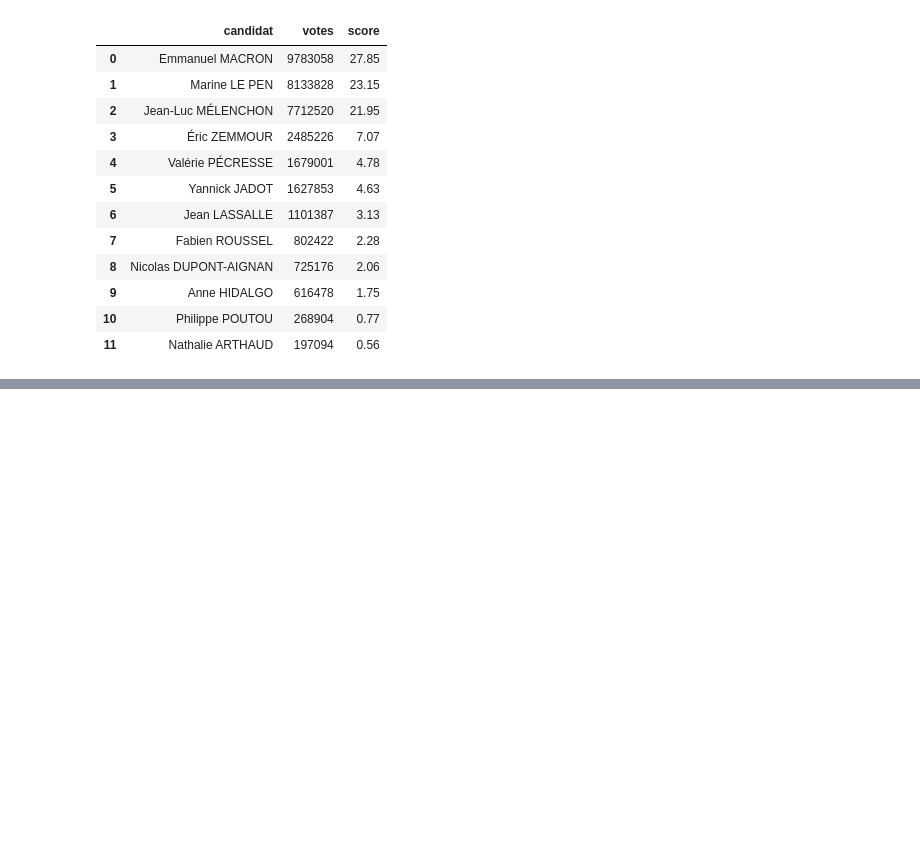
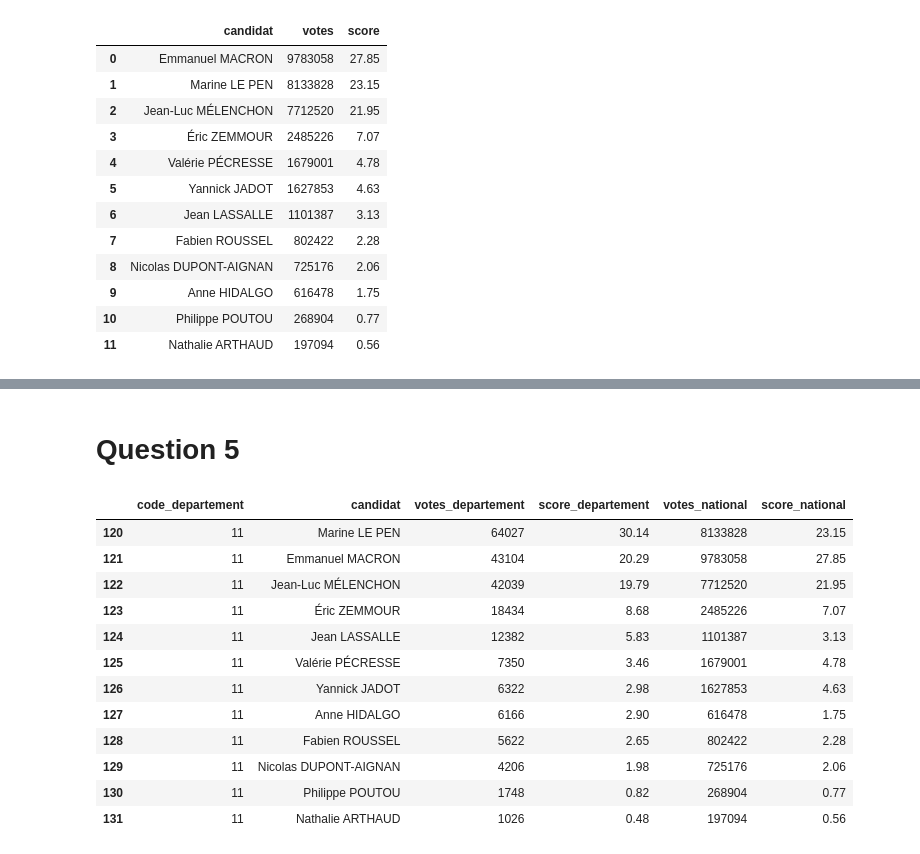
Before and after one commit to antoinefou/python_DM, a Jupyter notebook: notebook.ipynb, the cells around one changed output, grey strips where cells are left out. Drawn from its saved outputs; the diff is of its cells as text; code cells hidden in the pictures; blank space fills up the shorter version.

```diff
--- a/notebook.ipynb
+++ b/notebook.ipynb
@@ -106,0 +162,38 @@ scores_nationaux.sort_values("votes", ascending=False).reset_index(drop=True)
+# %% [markdown]
+# **Question 5**
+# %%
+scores_nationaux = scores_nationaux.rename(columns={
+    "votes": "votes_national",
+    "score": "score_national"
+})
+
+score_departements = score_departements.rename(columns={
+    "votes": "votes_departement"
+})
+
+score_departements = score_departements.merge(
+    scores_nationaux,
+    on="candidat"
+)
+
+score_departements[
+    score_departements["code_departement"] == "11"
+].sort_values("score_departement", ascending=False)
+
+score_departements[
+    score_departements["code_departement"] == "11"
+].sort_values("score_departement", ascending=False)
+# %% [output]
+|  | code_departement | candidat | votes_departement | score_departement | votes_national | score_national |
+| 120 | 11 | Marine LE PEN | 64027 | 30.14 | 8133828 | 23.15 |
+| 121 | 11 | Emmanuel MACRON | 43104 | 20.29 | 9783058 | 27.85 |
+| 122 | 11 | Jean-Luc MÉLENCHON | 42039 | 19.79 | 7712520 | 21.95 |
+| 123 | 11 | Éric ZEMMOUR | 18434 | 8.68 | 2485226 | 7.07 |
+| 124 | 11 | Jean LASSALLE | 12382 | 5.83 | 1101387 | 3.13 |
+| 125 | 11 | Valérie PÉCRESSE | 7350 | 3.46 | 1679001 | 4.78 |
+| 126 | 11 | Yannick JADOT | 6322 | 2.98 | 1627853 | 4.63 |
+| 127 | 11 | Anne HIDALGO | 6166 | 2.90 | 616478 | 1.75 |
+| 128 | 11 | Fabien ROUSSEL | 5622 | 2.65 | 802422 | 2.28 |
+| 129 | 11 | Nicolas DUPONT-AIGNAN | 4206 | 1.98 | 725176 | 2.06 |
+| 130 | 11 | Philippe POUTOU | 1748 | 0.82 | 268904 | 0.77 |
+| 131 | 11 | Nathalie ARTHAUD | 1026 | 0.48 | 197094 | 0.56 |
```
Also changed, not shown: parts of 12 cells of this notebook, 1 other file.
